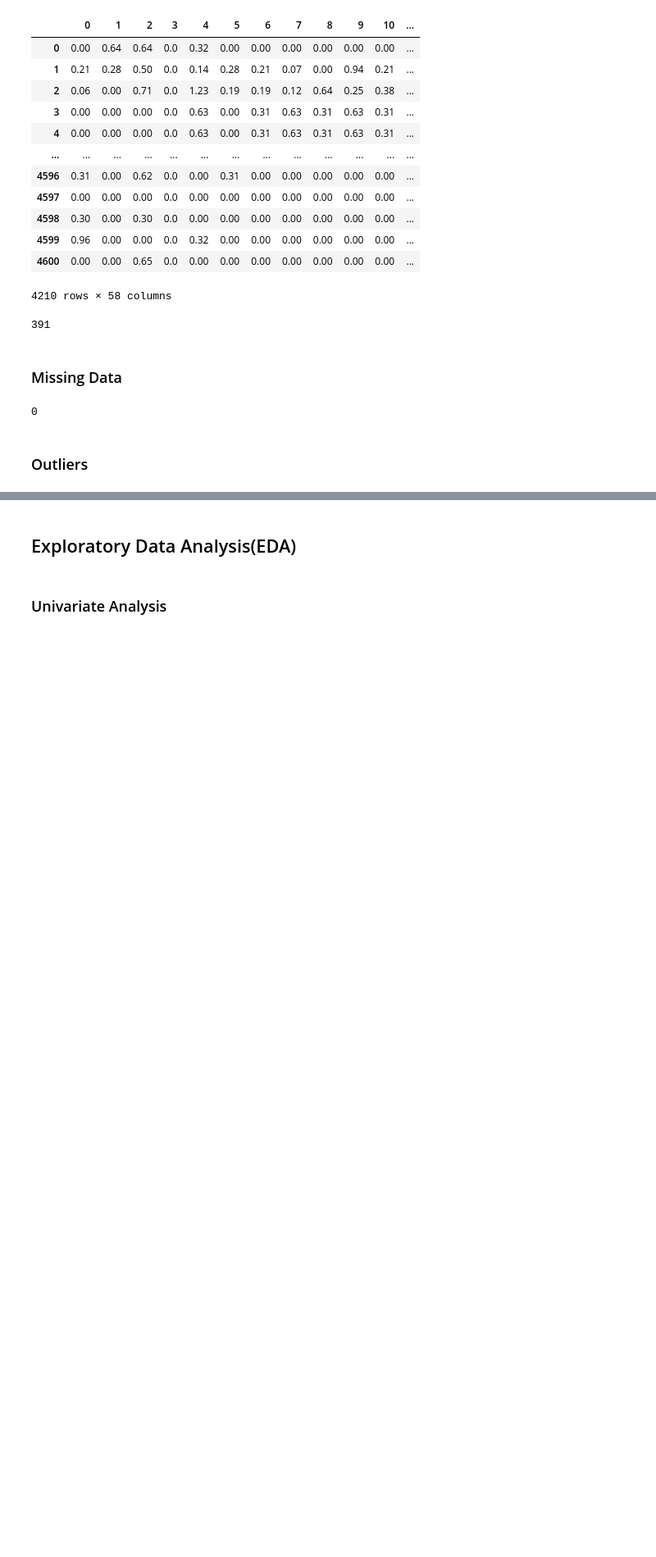
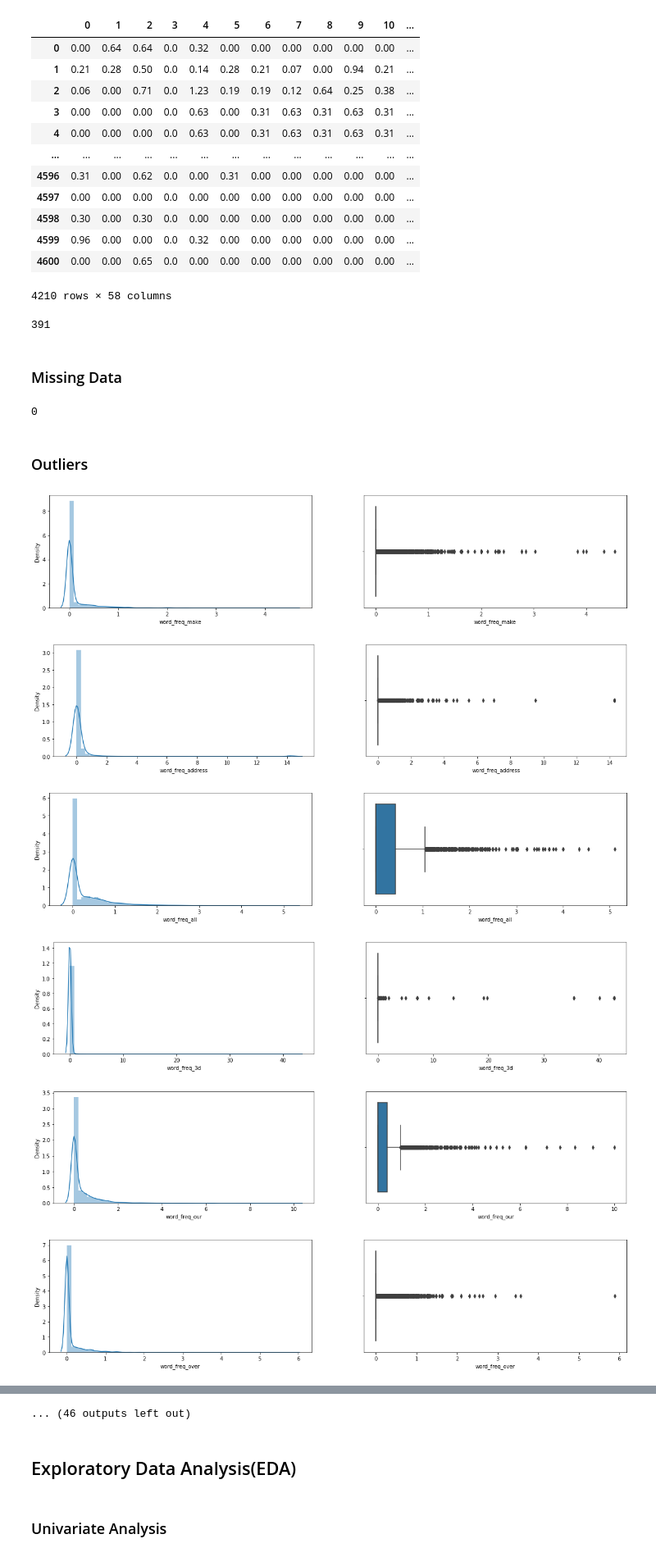
Before and after one commit to JeromeMberia/KNN_and_Naive_Bayes, a Jupyter notebook: Independent_Project_Week_9(Spambase_Data_Set).ipynb, the cells around one changed output, grey strips where cells are left out. Shown at 82% size. Drawn from its saved outputs; the diff is of its cells as text; code cells hidden in the pictures; blank space fills up the shorter version.

```diff
--- a/Independent_Project_Week_9(Spambase_Data_Set).ipynb
+++ b/Independent_Project_Week_9(Spambase_Data_Set).ipynb
@@ -259,5 +310,30 @@ df.duplicated().sum()
 df.isnull().any().sum()
 # %% [output]
 0
+# %%
+numeric = Train[['Age','SibSp','Parch']]
+columns = list(numeric.columns)
+for column in columns:
+  plo = plt.figure(figsize=(20,4))
+  plo.add_subplot(1,2,1)
+  sns.distplot(df[column])
+  plo.add_subplot(1,2,2)
+  sns.boxplot(df[column])
 # %% [markdown]
 ### Outliers
+# %%
+numeric = df
+columns = list(numeric.columns)
+for column in columns:
+  plo = plt.figure(figsize=(20,4))
+  plo.add_subplot(1,2,1)
+  sns.distplot(df[column])
+  plo.add_subplot(1,2,2)
+  sns.boxplot(df[column])
+# %% [output]
+[figure, added]
+[figure, added]
+[figure, added]
+[figure, added]
+[figure, added]
+[figure, added]
@@ -264,3 +346,4 @@ df.isnull().any().sum()
+... (46 outputs left out)
 # %% [markdown]
 ## Exploratory Data Analysis(EDA)
 # %% [markdown]
```
Also changed, not shown: parts of 113 cells of this notebook.
